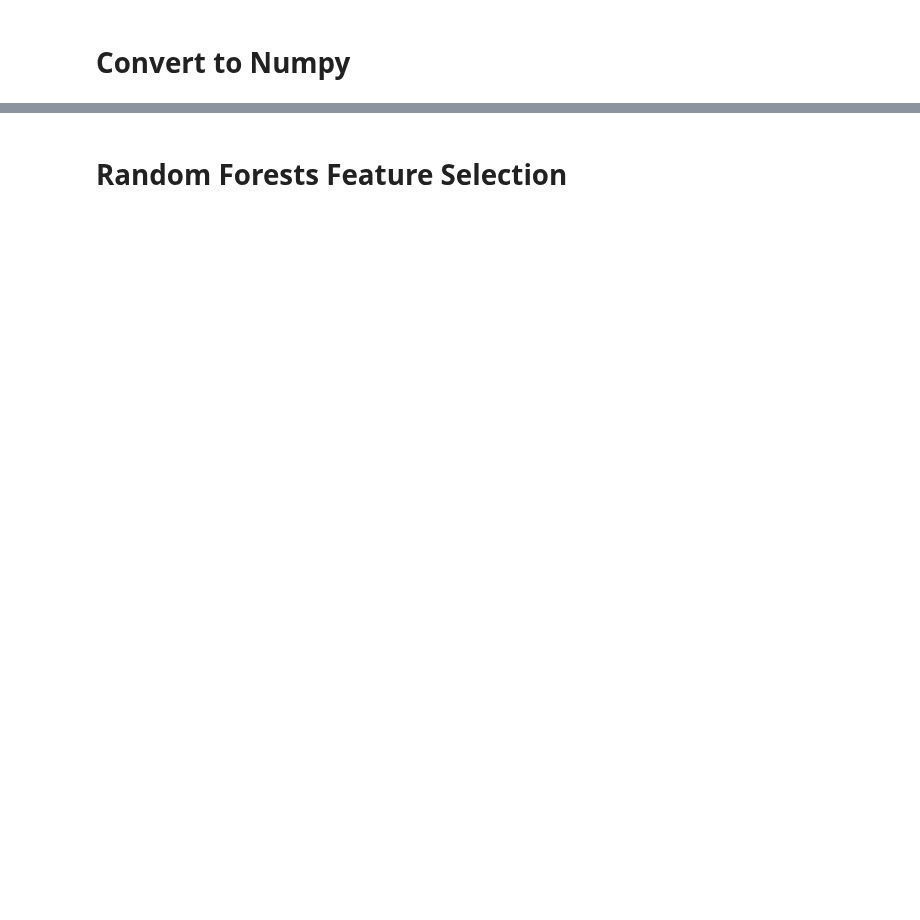
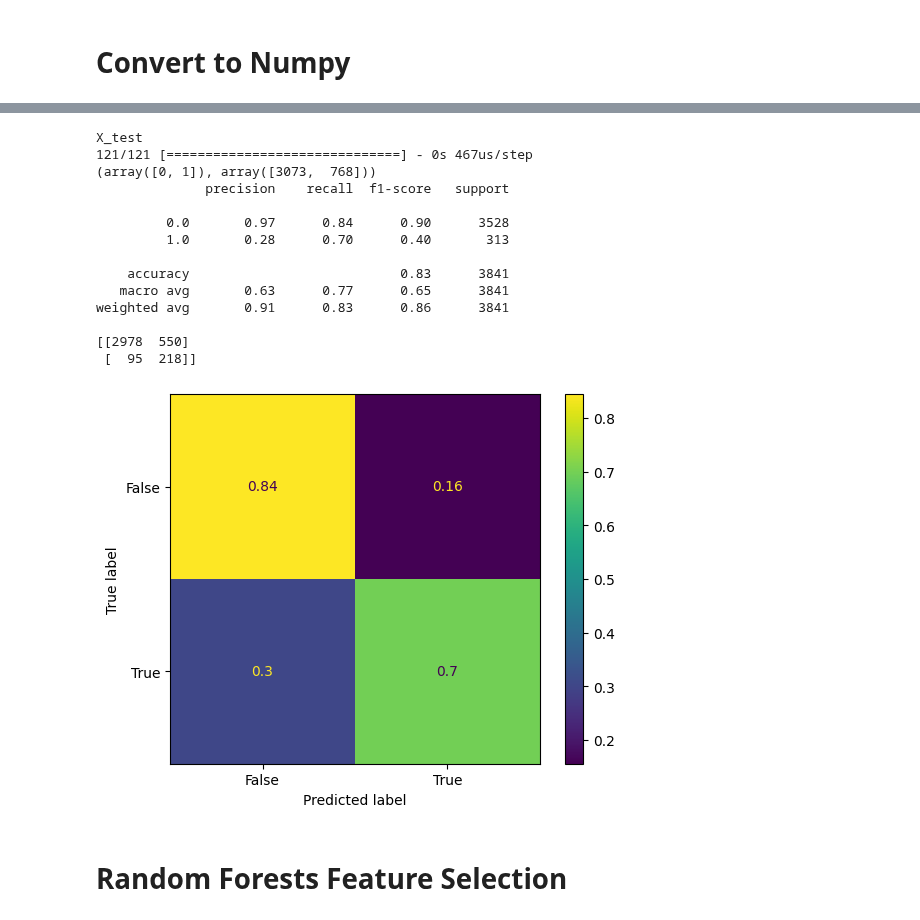
Before and after one commit to ta0a2000t/NASA_Harvest_repo, a Jupyter notebook: Harvest_Event_Detec/harvest_event_detec/nn_model.ipynb, the cells around one changed output, grey strips where cells are left out. Saved outputs shown, nothing was run; the diff lists cells and outputs as text; code cells hidden in the pictures; blank space fills up the shorter version.

```diff
--- a/Harvest_Event_Detec/harvest_event_detec/nn_model.ipynb
+++ b/Harvest_Event_Detec/harvest_event_detec/nn_model.ipynb
@@ -365,10 +252,14 @@ func = np.vectorize(lambda x: 0 if x < 0.5 else 1)
 # %%
+import sklearn
 import matplotlib.pyplot as plt
 import numpy
 from sklearn import metrics
 
+func = np.vectorize(lambda x: 0 if x < 0.5 else 1)
+
 def plot_confusion_matrix(actual, predicted):
-    confusion_matrix = metrics.confusion_matrix(actual, predicted)
+    print(metrics.confusion_matrix(actual, predicted))
+    confusion_matrix = metrics.confusion_matrix(actual, predicted, normalize='true')
 
     cm_display = metrics.ConfusionMatrixDisplay(confusion_matrix = confusion_matrix, display_labels = [False, True])
 
@@ -396,3 +315,27 @@ def rm_extradim(X, y):
+# %%
+print("X_test")
+
+y_predict = np.array(list(model.predict(X_test)))
+y_predict = y_predict.reshape(y_predict.shape[0])
+print(np.unique(func(y_predict), return_counts=True))
+print(sklearn.metrics.classification_report(y_test, func(y_predict)))
+plot_confusion_matrix(y_test, func(y_predict))
+# %% [output]
+X_test
+121/121 [==============================] - 0s 467us/step
+(array([0, 1]), array([3073,  768]))
+              precision    recall  f1-score   support
+
+         0.0       0.97      0.84      0.90      3528
+         1.0       0.28      0.70      0.40       313
+
+    accuracy                           0.83      3841
+   macro avg       0.63      0.77      0.65      3841
+weighted avg       0.91      0.83      0.86      3841
+
+[[2978  550]
+ [  95  218]]
+[figure, added]
 # %% [markdown]
 # Random Forests Feature Selection
 # %%
```
Also changed, not shown: parts of 33 cells of this notebook, 43 other files.
